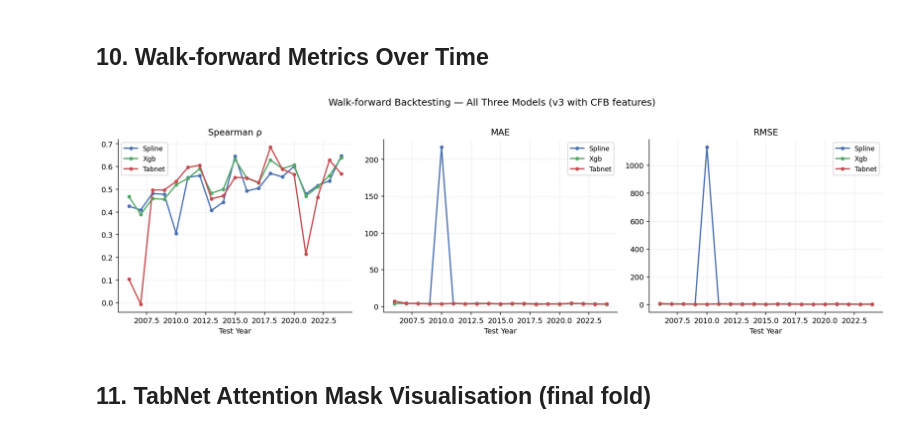
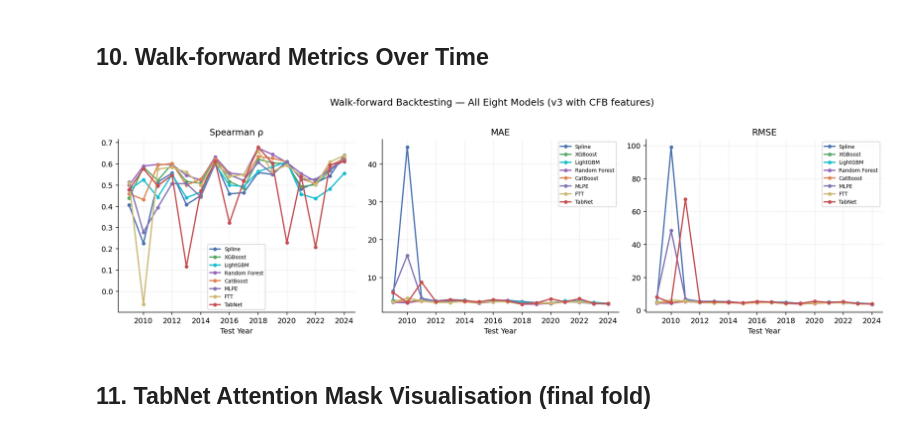
Before and after one commit to arnavk377/DraftSight, a Jupyter notebook: src/model_v3/modeling.ipynb, the cells around one changed output. Drawn from its saved outputs; the diff is of its cells as text; code cells hidden in the pictures.

```diff
--- a/src/model_v3/modeling.ipynb
+++ b/src/model_v3/modeling.ipynb
@@ -666,0 +937,21 @@ Top-10 features (XGBoost):
+# %%
+# Random Forest feature importance
+rf_imp   = last['rf_pipe'].named_steps['rf'].feature_importances_
+rf_names = get_feature_names(
+    last['rf_pipe'].named_steps['pre'], last['num_rf'], last['cat_rf'])
+
+idx_rf = np.argsort(rf_imp)[::-1][:top_n]
+fig, ax = plt.subplots(figsize=(9, 6), dpi=150)
+ax.barh([rf_names[i] for i in reversed(idx_rf)],
+         rf_imp[list(reversed(idx_rf))], color='#9467BD')
+ax.set_xlabel('Random Forest Feature Importance (mean impurity decrease)')
+ax.set_title(f'Random Forest Feature Importance — trained through {latest_year-1}')
+ax.grid(True, axis='x', ls='--', lw=0.5, alpha=0.4); ax.set_axisbelow(True)
+for s in ['top','right']: ax.spines[s].set_visible(False)
+fig.tight_layout()
+fig.savefig(os.path.join(OUT_DIR, 'plot_rf_feature_importance.png'), dpi=180)
+plt.show()
+
+print('Top-10 features (Random Forest):')
+for rank, i in enumerate(idx_rf[:10], 1):
+    print(f'  {rank:2d}. {rf_names[i]:<40s} {rf_imp[i]:.4f}')
@@ -669,24 +973,37 @@ Top-10 features (XGBoost):
 # %%
 fig, axes = plt.subplots(1, 3, figsize=(15, 4.5), dpi=140)
 metrics = [('spearman', 'Spearman ρ'), ('mae', 'MAE'), ('rmse', 'RMSE')]
-colors  = {'spline': '#4C72B0', 'xgb': '#55A868', 'tabnet': '#C44E52'}
+colors  = {
+    'spline':   '#4C72B0',
+    'xgb':      '#55A868',
+    'lgbm':     '#17BECF',
+    'rf':       '#9467BD',
+    'catboost': '#DD8452',
+    'mlpe':     '#8172B2',
+    'ftt':      '#CCB974',
+    'tabnet':   '#C44E52',
+}
+labels = {
+    'spline': 'Spline', 'xgb': 'XGBoost', 'lgbm': 'LightGBM', 'rf': 'Random Forest',
+    'catboost': 'CatBoost', 'mlpe': 'MLPE', 'ftt': 'FTT', 'tabnet': 'TabNet',
+}
 
 for ax, (metric, label) in zip(axes, metrics):
     for model, color in colors.items():
         col = f'{model}_{metric}'
         ax.plot(res_df['test_year'], res_df[col], marker='o', lw=1.8, ms=4,
-                label=model.title(), color=color)
+                label=labels[model], color=color)
     ax.set_title(label); ax.set_xlabel('Test Year')
-    ax.legend(fontsize=9)
+    ax.legend(fontsize=7)
     ax.grid(True, ls='--', lw=0.5, alpha=0.4); ax.set_axisbelow(True)
     for s in ['top','right']: ax.spines[s].set_visible(False)
 
-fig.suptitle('Walk-forward Backtesting — All Three Models (v3 with CFB features)', fontsize=13, y=1.02)
+fig.suptitle('Walk-forward Backtesting — All Eight Models (v3 with CFB features)', fontsize=13, y=1.02)
 fig.tight_layout()
 fig.savefig(os.path.join(OUT_DIR, 'plot_walkforward_metrics_v3.png'), dpi=180)
 plt.show()
 # %% [output]
-[figure, old version]
+[figure, new version]
 # %% [markdown]
 ## 11. TabNet Attention Mask Visualisation (final fold)
 # %%
```
Also changed, not shown: parts of 14 cells of this notebook, 16 other files.
